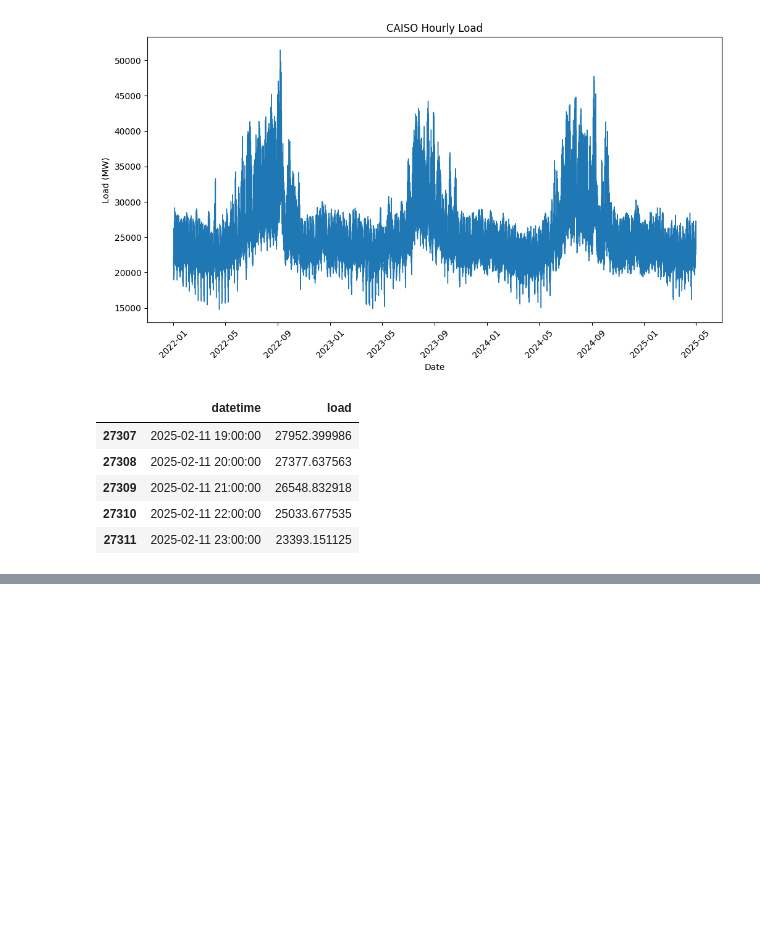
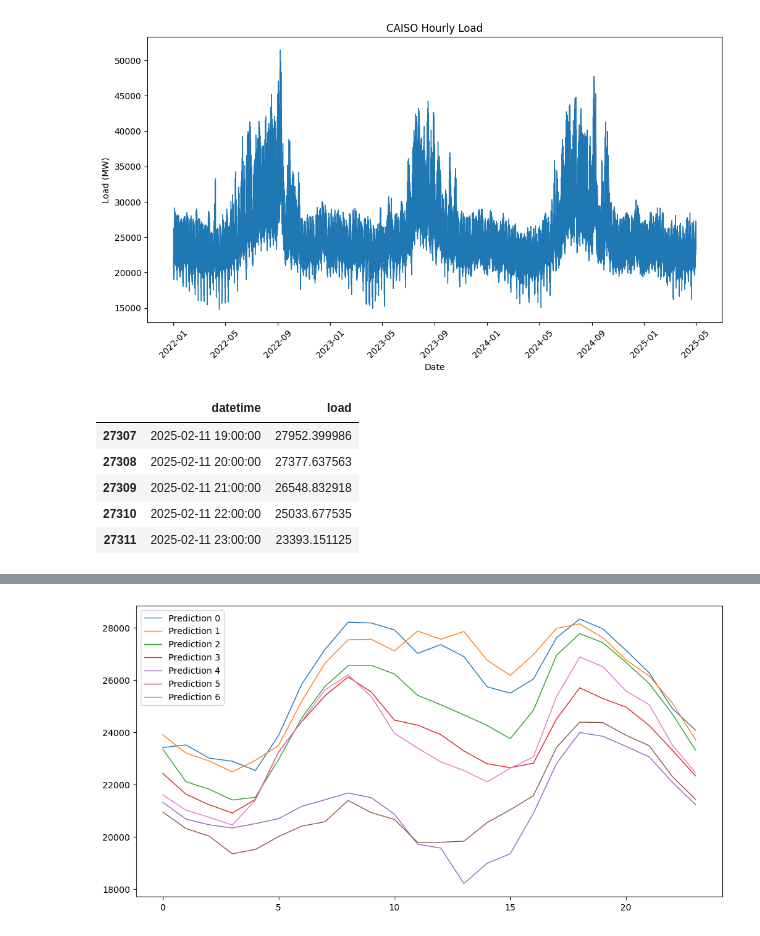
Before and after one commit to joypauls/forecastiso, a Jupyter notebook: notebooks/dev.ipynb, the cells around one changed output, grey strips where cells are left out. Saved outputs shown, nothing was run; the diff lists cells and outputs as text; code cells hidden in the pictures; blank space fills up the shorter version.

```diff
--- a/notebooks/dev.ipynb
+++ b/notebooks/dev.ipynb
@@ -292 +281,14 @@ Predicting for 2025-02-17 00:00:00 with latest row at 2025-02-16 23:00:00
 ... (3 outputs left out)
+# %%
+# predictions.append(y_pred)
+
+plt.figure(figsize=(12, 6))
+for i, y_pred in enumerate(predictions):
+    # plt.plot(y_true, label="Ground Truth", linewidth=1)
+    plt.plot(y_pred, label=f"Prediction {i}", linewidth=1)
+
+# plt.title(f"Prediction for {cur_predict_date}")
+plt.legend()
+plt.show()
+# %% [output]
+[figure, added]
```
Also changed, not shown: parts of 9 cells of this notebook, 1 other file.
